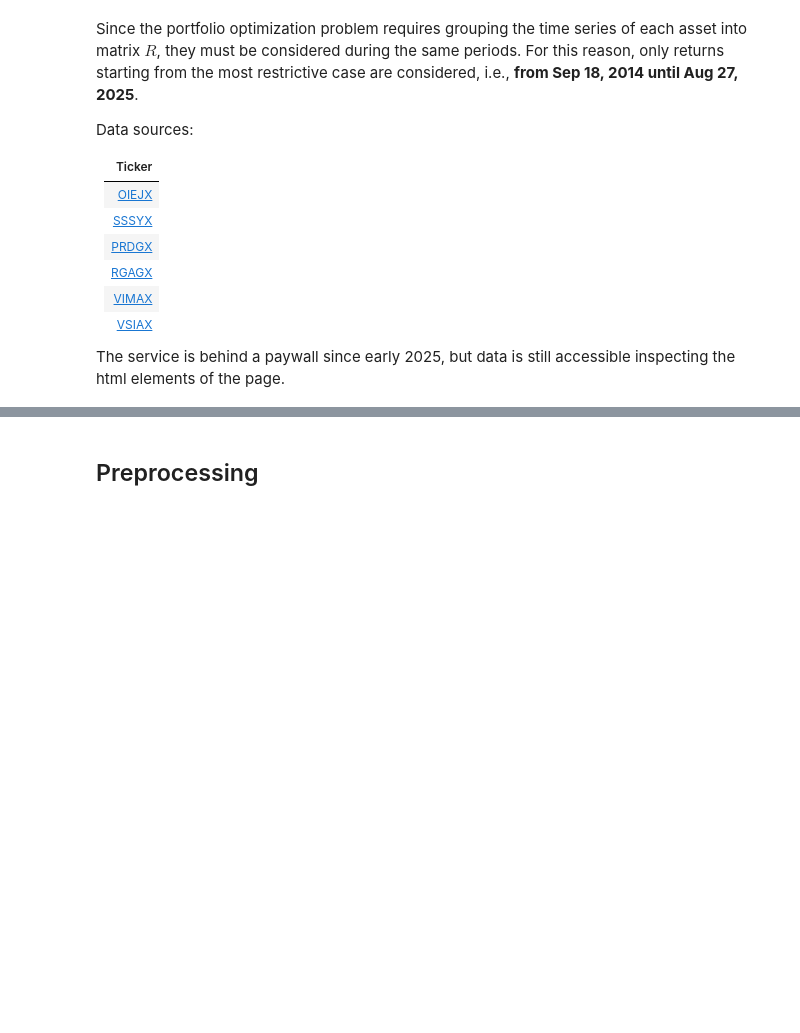
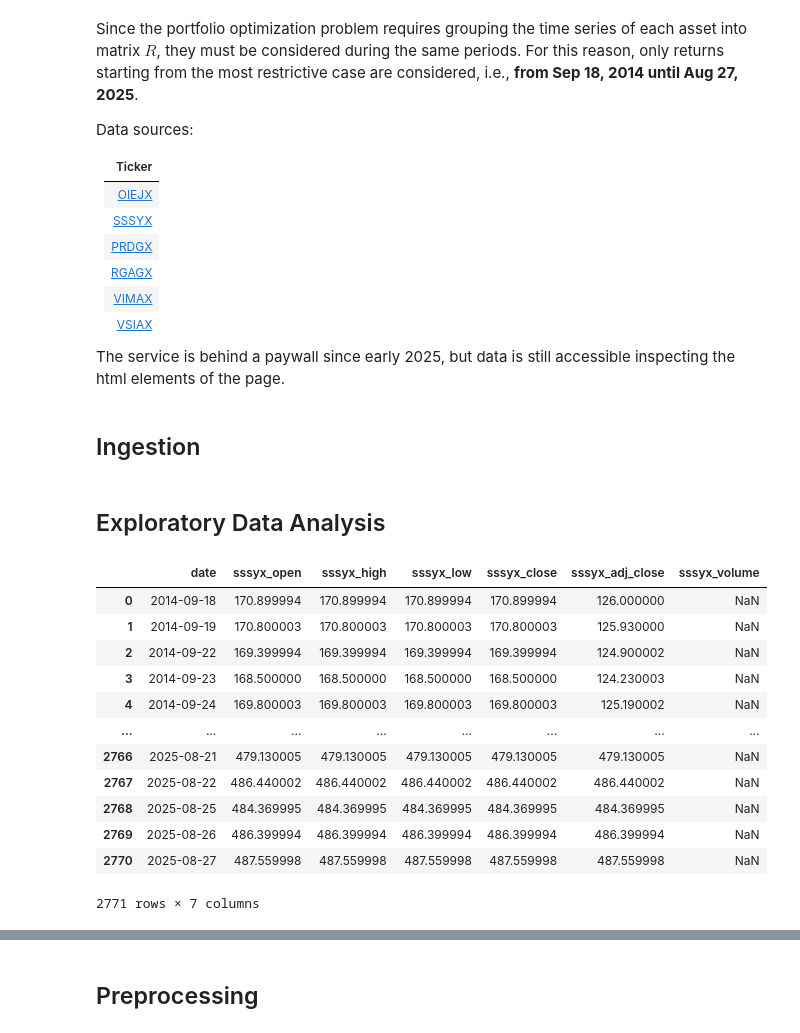
Before and after one commit to Grego-GT/portfolioOptimization, a Jupyter notebook: src/portfolioOptimization.ipynb, the cells around one changed output, grey strips where cells are left out. Cells and saved outputs as stored; diff of their text form; code cells hidden in the pictures; blank space fills up the shorter version.

Commit message:
Working version of the portfolio optimization problem with actual ETF data

```diff
--- a/src/portfolioOptimization.ipynb
+++ b/src/portfolioOptimization.ipynb
@@ -87 +89,59 @@ import numpy as np
 import cvxpy as cp
+# %% [markdown]
+## Ingestion
+# %%
+def load_html_to_df(html_file):
+    """
+    Reads a Yahoo Finance HTML file and returns a cleaned pandas DataFrame.
+    The columns (except 'date') are automatically prefixed with the file name.
+    """
+    with open(html_file, 'r') as file:
+        html_content = file.read()
+
+    soup = BeautifulSoup(html_content, 'lxml')
+    table_rows = soup.find_all('tr')
+
+    data = []
+    for row in table_rows:
+        row_data = [cell.text.strip() for cell in row.find_all(['td', 'th'])]
+        if row_data:
+            data.append(row_data)
+
+    columns = ['date', 'open', 'high', 'low', 'close', 'adj_close', 'volume']
+    df = pd.DataFrame(data, columns=columns)
+    df['date'] = pd.to_datetime(df['date'])
+
+    prefix = os.path.splitext(os.path.basename(html_file))[0]
+    # Rename columns except 'date' by prefixing with the file name
+    df.columns = ['date'] + [f"{prefix}_{col}" for col in columns[1:]]
+
+    for col in df.columns[1:]:
+        df[col] = pd.to_numeric(df[col], errors='coerce', downcast='float')
+    df = df.sort_values('date', ascending=True).reset_index(drop=True)
+
+    return df
+# %%
+oiejx = load_html_to_df('../data/oiejx.html')
+sssyx = load_html_to_df('../data/sssyx.html')
+prdgx = load_html_to_df('../data/prdgx.html')
+rgagx = load_html_to_df('../data/rgagx.html')
+vimax = load_html_to_df('../data/vimax.html')
+vsiax = load_html_to_df('../data/vsiax.html')
+# %% [markdown]
+## Exploratory Data Analysis
+# %%
+sssyx
+# %% [output]
+|  | date | sssyx_open | sssyx_high | sssyx_low | sssyx_close | sssyx_adj_close | sssyx_volume |
+| 0 | 2014-09-18 | 170.899994 | 170.899994 | 170.899994 | 170.899994 | 126.000000 | NaN |
+| 1 | 2014-09-19 | 170.800003 | 170.800003 | 170.800003 | 170.800003 | 125.930000 | NaN |
+| 2 | 2014-09-22 | 169.399994 | 169.399994 | 169.399994 | 169.399994 | 124.900002 | NaN |
+| 3 | 2014-09-23 | 168.500000 | 168.500000 | 168.500000 | 168.500000 | 124.230003 | NaN |
+| 4 | 2014-09-24 | 169.800003 | 169.800003 | 169.800003 | 169.800003 | 125.190002 | NaN |
+| ... | ... | ... | ... | ... | ... | ... | ... |
+| 2766 | 2025-08-21 | 479.130005 | 479.130005 | 479.130005 | 479.130005 | 479.130005 | NaN |
+| 2767 | 2025-08-22 | 486.440002 | 486.440002 | 486.440002 | 486.440002 | 486.440002 | NaN |
+| 2768 | 2025-08-25 | 484.369995 | 484.369995 | 484.369995 | 484.369995 | 484.369995 | NaN |
+| 2769 | 2025-08-26 | 486.399994 | 486.399994 | 486.399994 | 486.399994 | 486.399994 | NaN |
+| 2770 | 2025-08-27 | 487.559998 | 487.559998 | 487.559998 | 487.559998 | 487.559998 | NaN |
+2771 rows × 7 columns
```
Also changed, not shown: parts of 27 cells of this notebook.
